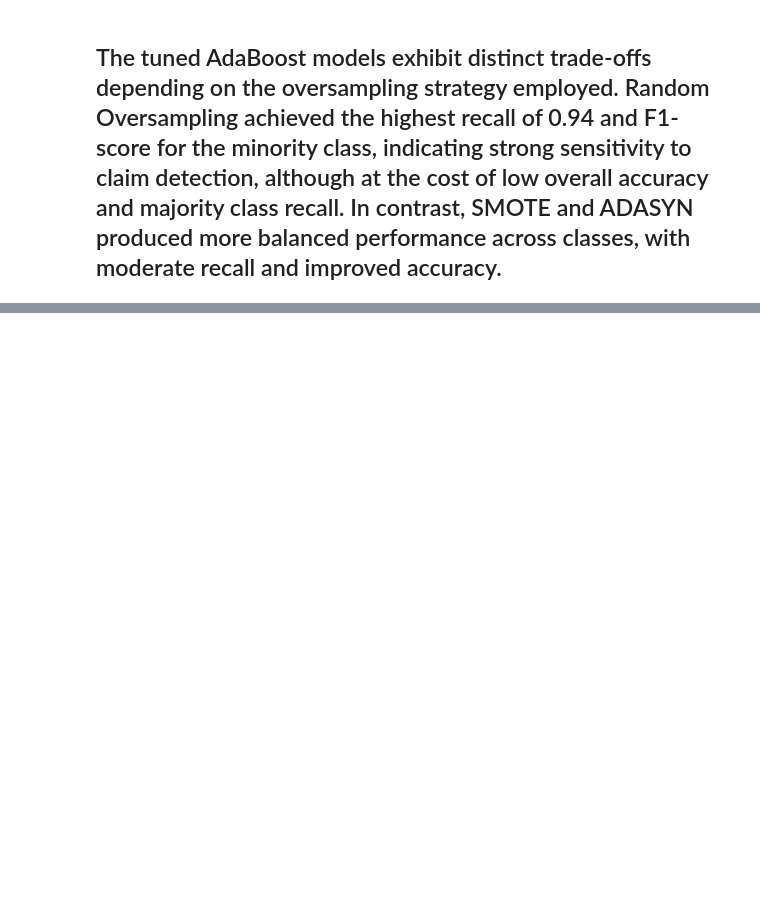
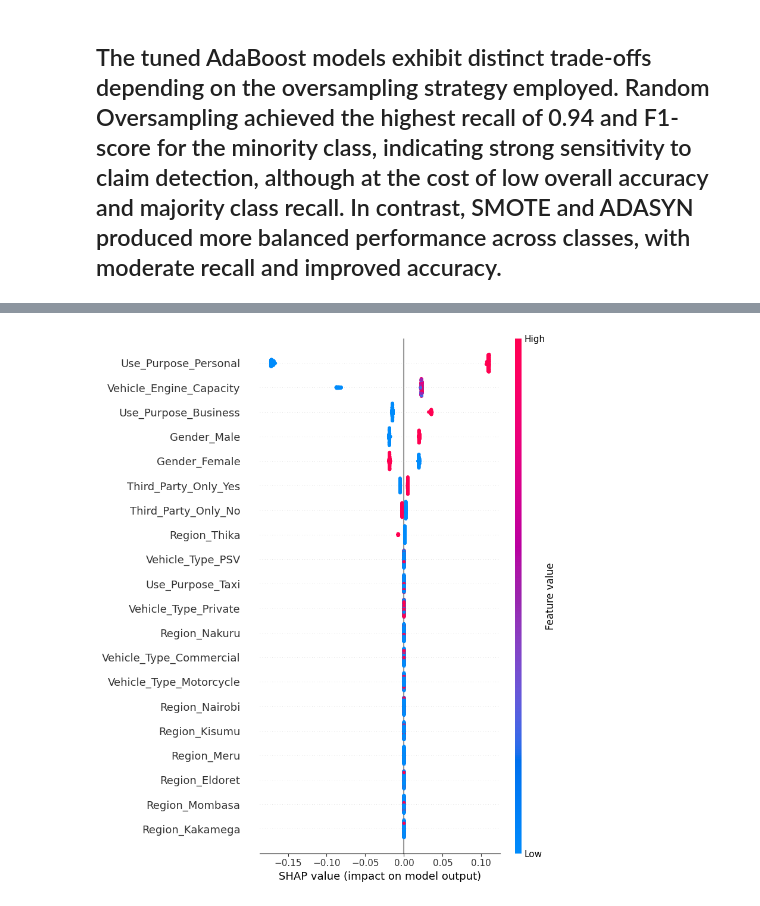
Before and after one commit to Renzie74/motor-claims-model, a Jupyter notebook: Motor_Claims_Modelling.ipynb, the cells around one changed output, grey strips where cells are left out. Drawn from its saved outputs; the diff is of its cells as text; code cells hidden in the pictures; blank space fills up the shorter version.

```diff
--- a/Motor_Claims_Modelling.ipynb
+++ b/Motor_Claims_Modelling.ipynb
@@ -680,0 +701,8 @@ final_results_df.sort_values(
+# %%
+## Defining magnitude and direction of feature importance
+shap.summary_plot(
+    shap_values[:, :, 1],
+    X_test
+)
+# %% [output]
+[figure, added]
```
Also changed, not shown: parts of 8 cells of this notebook.
